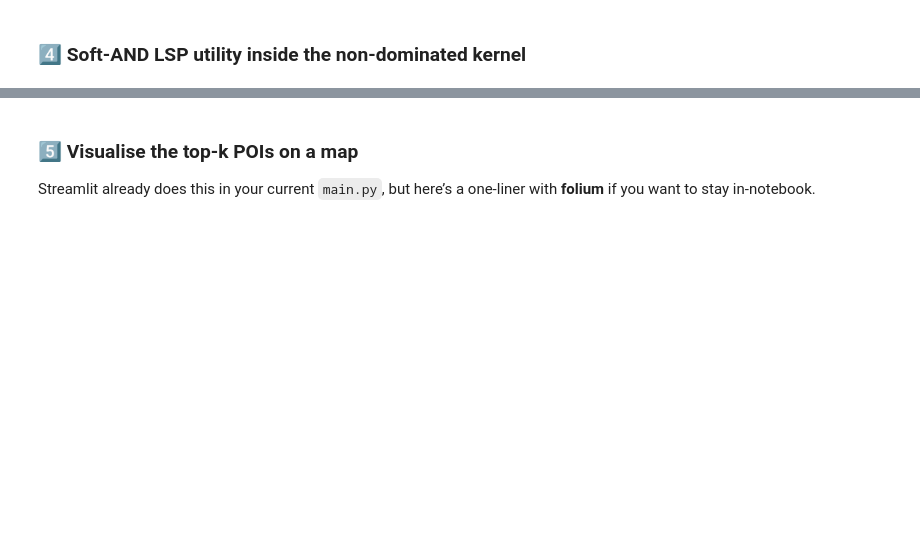
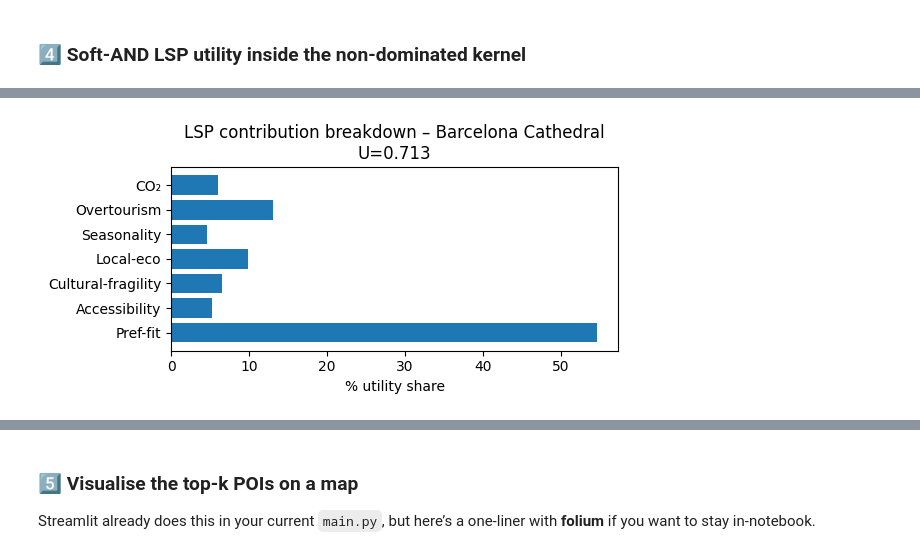
Before and after one commit to Vicara12/MAI_AIS_Tourism_demo, a Jupyter notebook: src/GreenExplorer_MCDA_demo.ipynb, the cells around one changed output, grey strips where cells are left out. Drawn from its saved outputs; the diff is of its cells as text; code cells hidden in the pictures; blank space fills up the shorter version.

```diff
--- a/src/GreenExplorer_MCDA_demo.ipynb
+++ b/src/GreenExplorer_MCDA_demo.ipynb
@@ -157,0 +306,17 @@ kernel.sort_values('U_LSP', ascending=False).head(10)
+# %%
+# pick a POI to visualise
+poi = explanations.iloc[0]["name"]
+
+row = kernel[kernel["name"] == poi].iloc[0]
+U, parts = lsp_parts(row)
+pct = parts / parts.sum() * 100
+
+plt.figure(figsize=(6, 3))
+plt.barh(crit_names, pct)
+plt.gca().invert_yaxis()
+plt.title(f"LSP contribution breakdown – {poi}\nU={U:.3f}")
+plt.xlabel("% utility share")
+plt.tight_layout()
+plt.show()
+# %% [output]
+[figure, added]
```
Also changed, not shown: parts of 10 cells of this notebook.
